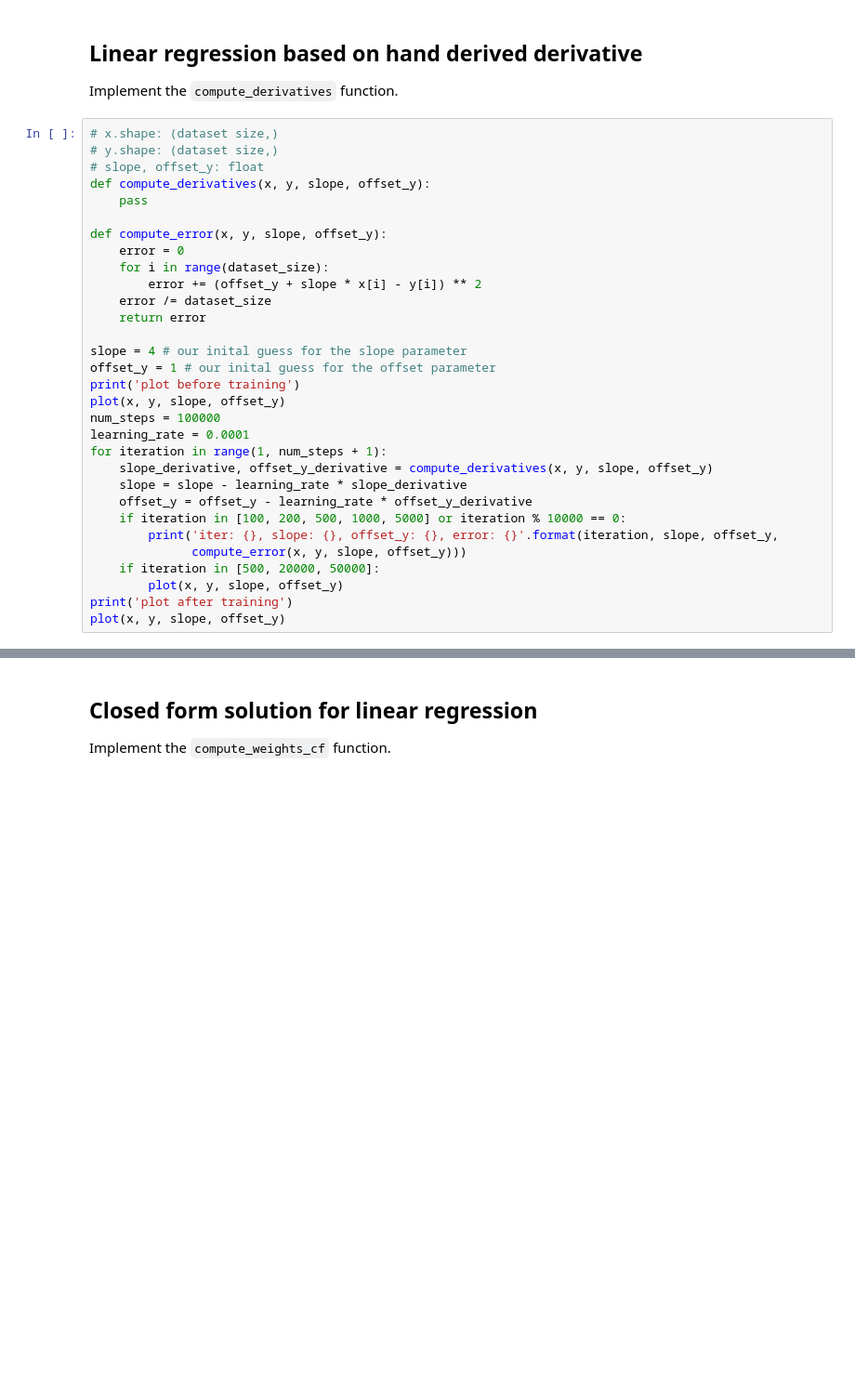
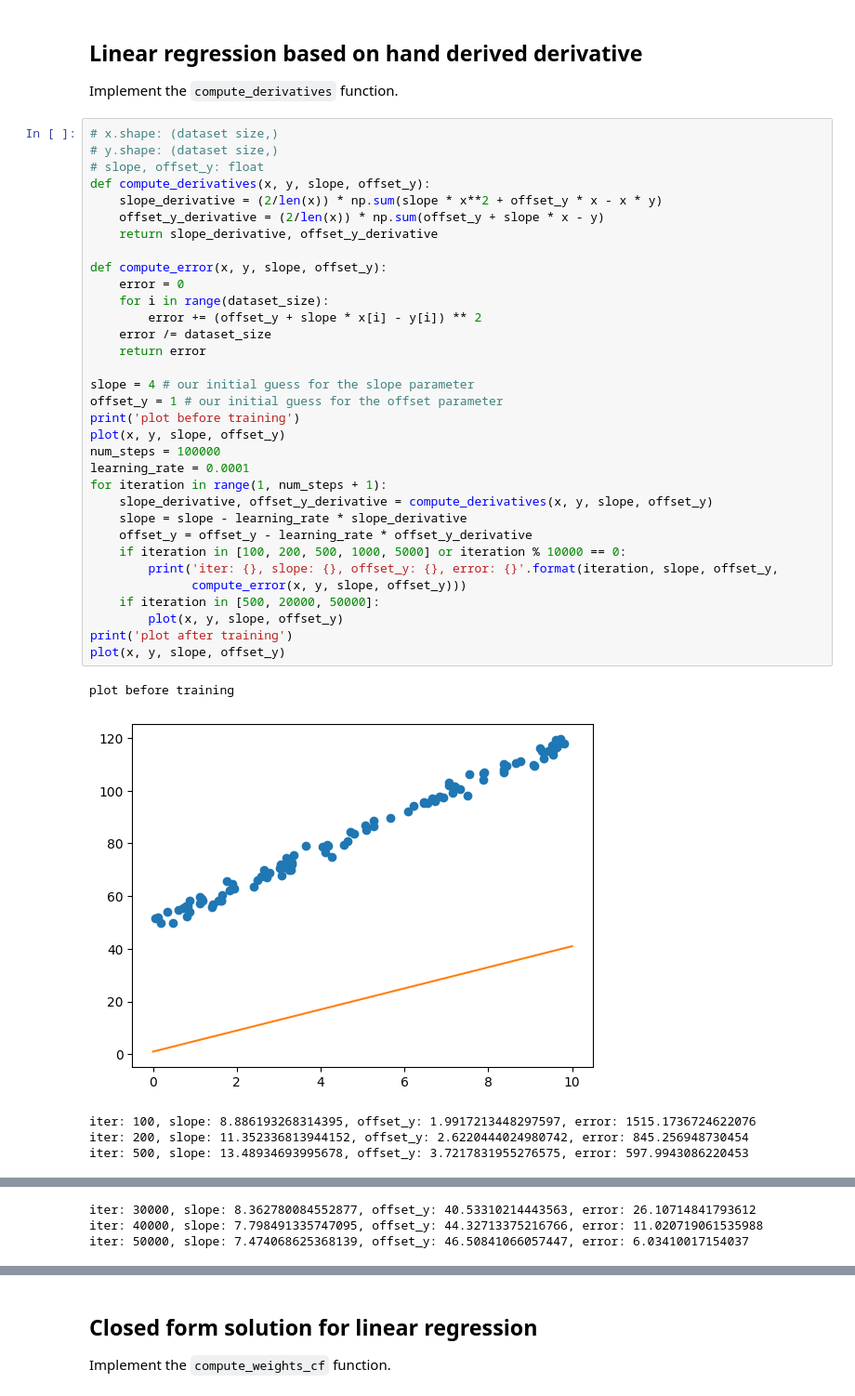
Before and after one commit to xG3R4RD0x/Deep-Learning-Repo, a Jupyter notebook: Übung 2/linear_regression.ipynb, the cells around one changed output, grey strips where cells are left out. Shown: that part at 93% size. Cells and saved outputs as stored; diff of their text form; blank space fills up the shorter version.

```diff
--- a/Übung 2/linear_regression.ipynb
+++ b/Übung 2/linear_regression.ipynb
@@ -24,31 +27,39 @@ Implement the `compute_derivatives` function.
 # %%
 # x.shape: (dataset size,)
 # y.shape: (dataset size,)
 # slope, offset_y: float
 def compute_derivatives(x, y, slope, offset_y):
-    pass
+    slope_derivative = (2/len(x)) * np.sum(slope * x**2 + offset_y * x - x * y)
+    offset_y_derivative = (2/len(x)) * np.sum(offset_y + slope * x - y)
+    return slope_derivative, offset_y_derivative
 
 def compute_error(x, y, slope, offset_y):
     error = 0
     for i in range(dataset_size):
         error += (offset_y + slope * x[i] - y[i]) ** 2
     error /= dataset_size
     return error
 
-slope = 4 # our inital guess for the slope parameter
-offset_y = 1 # our inital guess for the offset parameter
+slope = 4 # our initial guess for the slope parameter
+offset_y = 1 # our initial guess for the offset parameter
 print('plot before training')
 plot(x, y, slope, offset_y)
 num_steps = 100000
 learning_rate = 0.0001
 for iteration in range(1, num_steps + 1):
     slope_derivative, offset_y_derivative = compute_derivatives(x, y, slope, offset_y)
     slope = slope - learning_rate * slope_derivative
     offset_y = offset_y - learning_rate * offset_y_derivative
     if iteration in [100, 200, 500, 1000, 5000] or iteration % 10000 == 0:
         print('iter: {}, slope: {}, offset_y: {}, error: {}'.format(iteration, slope, offset_y,
               compute_error(x, y, slope, offset_y)))
     if iteration in [500, 20000, 50000]:
         plot(x, y, slope, offset_y)
 print('plot after training')
 plot(x, y, slope, offset_y)
+# %% [output]
+plot before training
+[figure, added]
+iter: 100, slope: 8.886193268314395, offset_y: 1.9917213448297597, error: 1515.1736724622076
+iter: 200, slope: 11.352336813944152, offset_y: 2.6220444024980742, error: 845.256948730454
+iter: 500, slope: 13.48934693995678, offset_y: 3.7217831955276575, error: 597.9943086220453
@@ -54,0 +72,3 @@ plot(x, y, slope, offset_y)
+iter: 30000, slope: 8.362780084552877, offset_y: 40.53310214443563, error: 26.10714841793612
+iter: 40000, slope: 7.798491335747095, offset_y: 44.32713375216766, error: 11.020719061535988
+iter: 50000, slope: 7.474068625368139, offset_y: 46.50841066057447, error: 6.03410017154037
```
Also changed, not shown: parts of 4 cells of this notebook.
